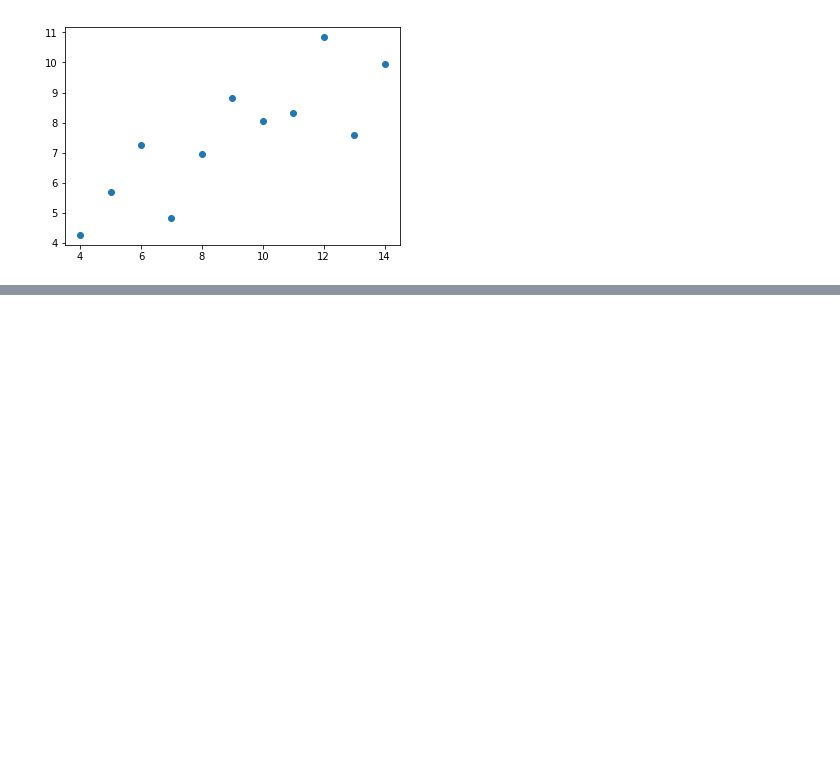
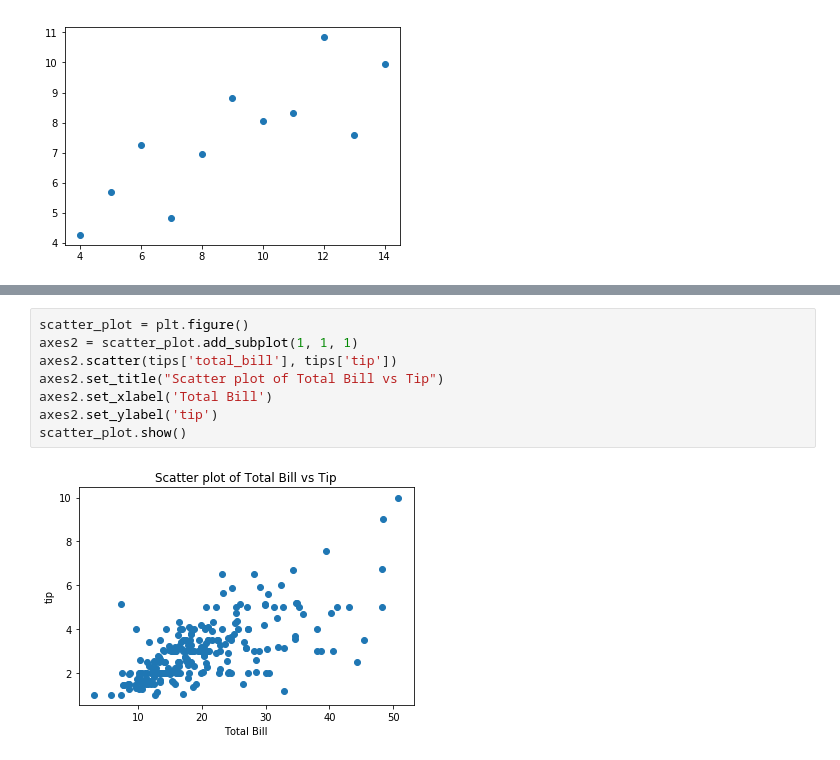
Before and after one commit to MohammadAliAfsahi/Python_Pandas_Library, a Jupyter notebook: Panadas.ipynb, the cells around one changed output, grey strips where cells are left out. Drawn from its saved outputs; the diff is of its cells as text; blank space fills up the shorter version.

```diff
--- a/Panadas.ipynb
+++ b/Panadas.ipynb
@@ -530,0 +552,10 @@ Text(0.5, 0.98, 'Anscombe Data')
+# %%
+scatter_plot = plt.figure()
+axes2 = scatter_plot.add_subplot(1, 1, 1)
+axes2.scatter(tips['total_bill'], tips['tip'])
+axes2.set_title("Scatter plot of Total Bill vs Tip")
+axes2.set_xlabel('Total Bill')
+axes2.set_ylabel('tip')
+scatter_plot.show()
+# %% [output]
+[figure, added]
```
Also changed, not shown: parts of 5 cells of this notebook.
